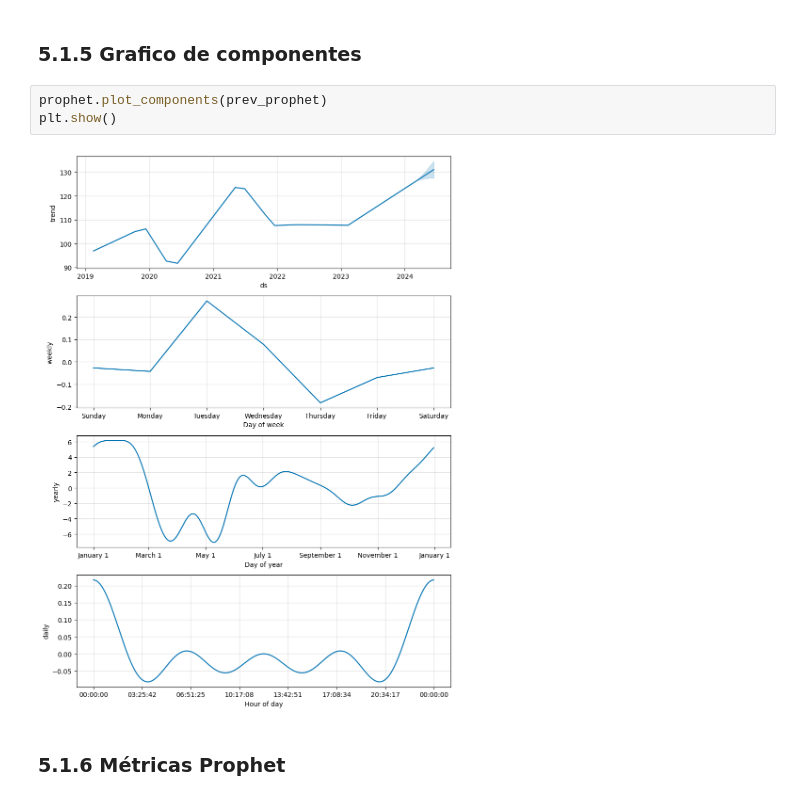
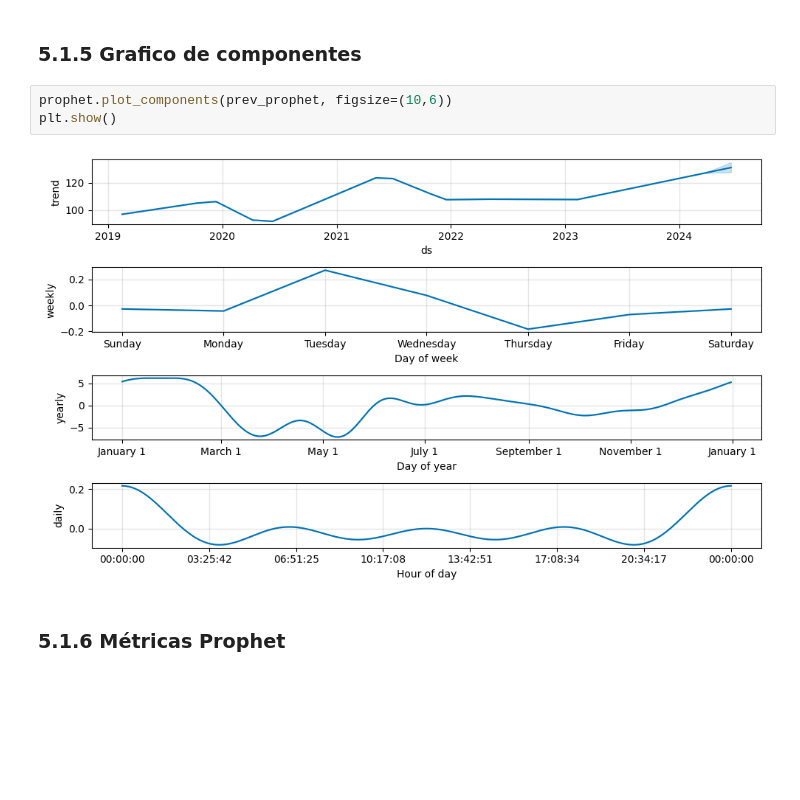
Before and after one commit to karinaguerra/postech-data-analytics-tech-challenge, a Jupyter notebook: fase_2/modelo_preditivo_bovespa_fase_2.ipynb, the cells around one changed output. Cells and saved outputs as stored; diff of their text form; blank space fills up the shorter version.

```diff
--- a/fase_2/modelo_preditivo_bovespa_fase_2.ipynb
+++ b/fase_2/modelo_preditivo_bovespa_fase_2.ipynb
@@ -896,10 +937,10 @@ plt.show()
 # %% [markdown]
 ### 5.1.5 Grafico de componentes
 # %%
-prophet.plot_components(prev_prophet)
+prophet.plot_components(prev_prophet, figsize=(10,6))
 plt.show()
 # %% [output]
-[figure, old version]
+[figure, new version]
 # %% [markdown]
 ### 5.1.6 Métricas Prophet
 # %%
```
Also changed, not shown: parts of 33 cells of this notebook.
